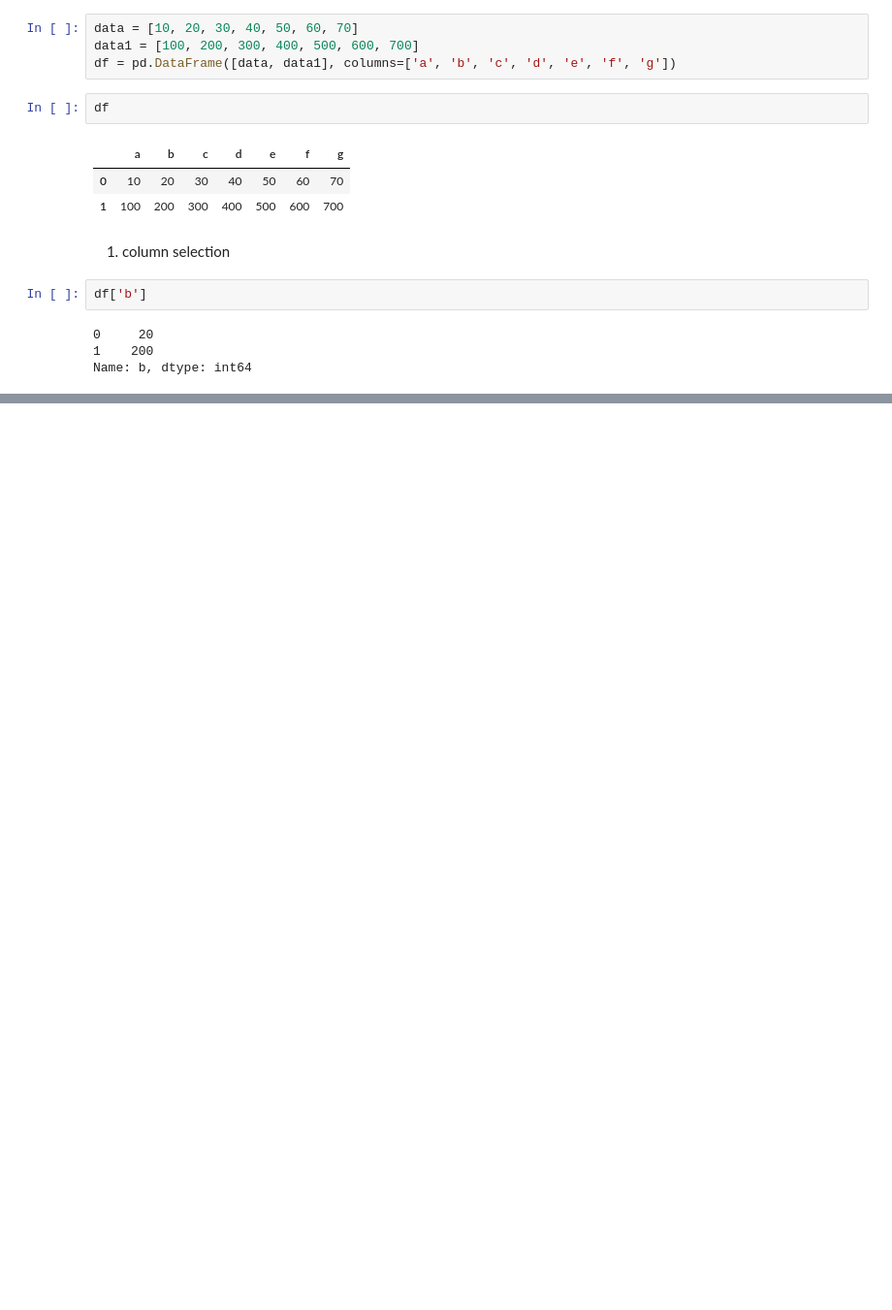
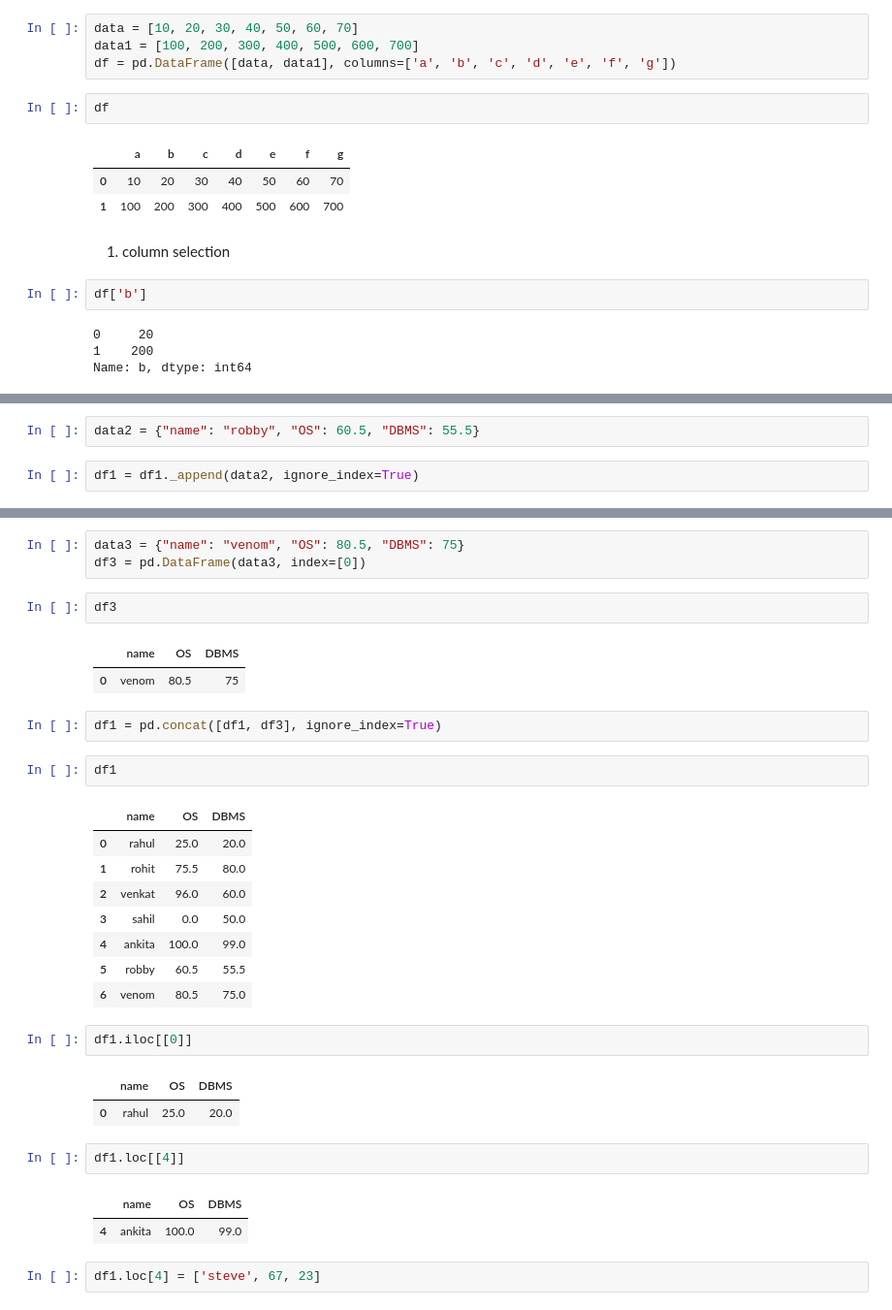
Before and after one commit to mihirh19/Python, a Jupyter notebook: DataScience_ML/3.Pandas.ipynb, the cells around one changed output, grey strips where cells are left out. Shown at 97% size. Drawn from its saved outputs; the diff is of its cells as text; blank space fills up the shorter version.

```diff
--- a/DataScience_ML/3.Pandas.ipynb
+++ b/DataScience_ML/3.Pandas.ipynb
@@ -415,0 +559,4 @@ Name: b, dtype: int64
+# %%
+data2 = {"name": "robby", "OS": 60.5, "DBMS": 55.5}
+# %%
+df1 = df1._append(data2, ignore_index=True)
@@ -415,0 +573,33 @@ Name: b, dtype: int64
+# %%
+data3 = {"name": "venom", "OS": 80.5, "DBMS": 75}
+df3 = pd.DataFrame(data3, index=[0])
+# %%
+df3
+# %% [output]
+|  | name | OS | DBMS |
+| 0 | venom | 80.5 | 75 |
+# %%
+df1 = pd.concat([df1, df3], ignore_index=True)
+# %%
+df1
+# %% [output]
+|  | name | OS | DBMS |
+| 0 | rahul | 25.0 | 20.0 |
+| 1 | rohit | 75.5 | 80.0 |
+| 2 | venkat | 96.0 | 60.0 |
+| 3 | sahil | 0.0 | 50.0 |
+| 4 | ankita | 100.0 | 99.0 |
+| 5 | robby | 60.5 | 55.5 |
+| 6 | venom | 80.5 | 75.0 |
+# %%
+df1.iloc[[0]]
+# %% [output]
+|  | name | OS | DBMS |
+| 0 | rahul | 25.0 | 20.0 |
+# %%
+df1.loc[[4]]
+# %% [output]
+|  | name | OS | DBMS |
+| 4 | ankita | 100.0 | 99.0 |
+# %%
+df1.loc[4] = ['steve', 67, 23]
```
Also changed, not shown: parts of 37 cells of this notebook.
